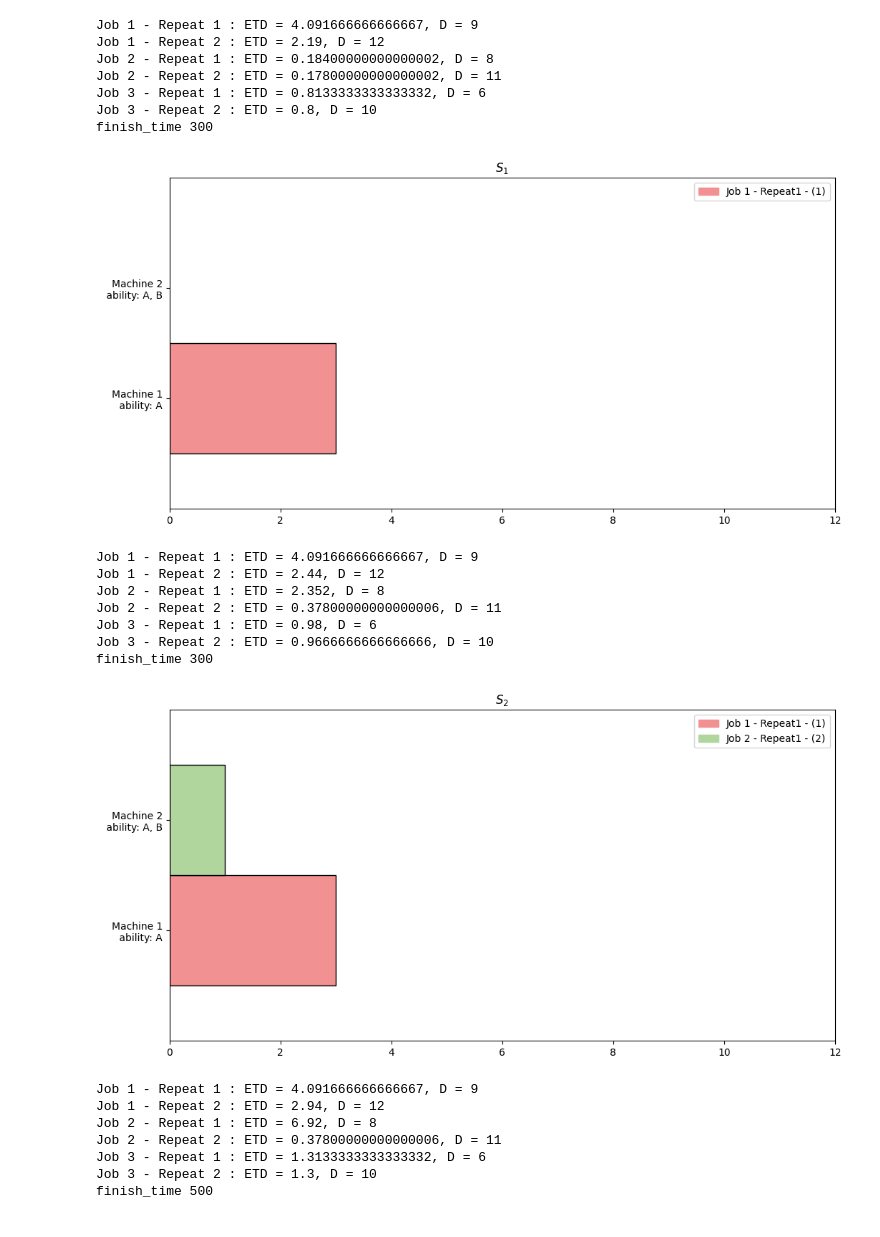
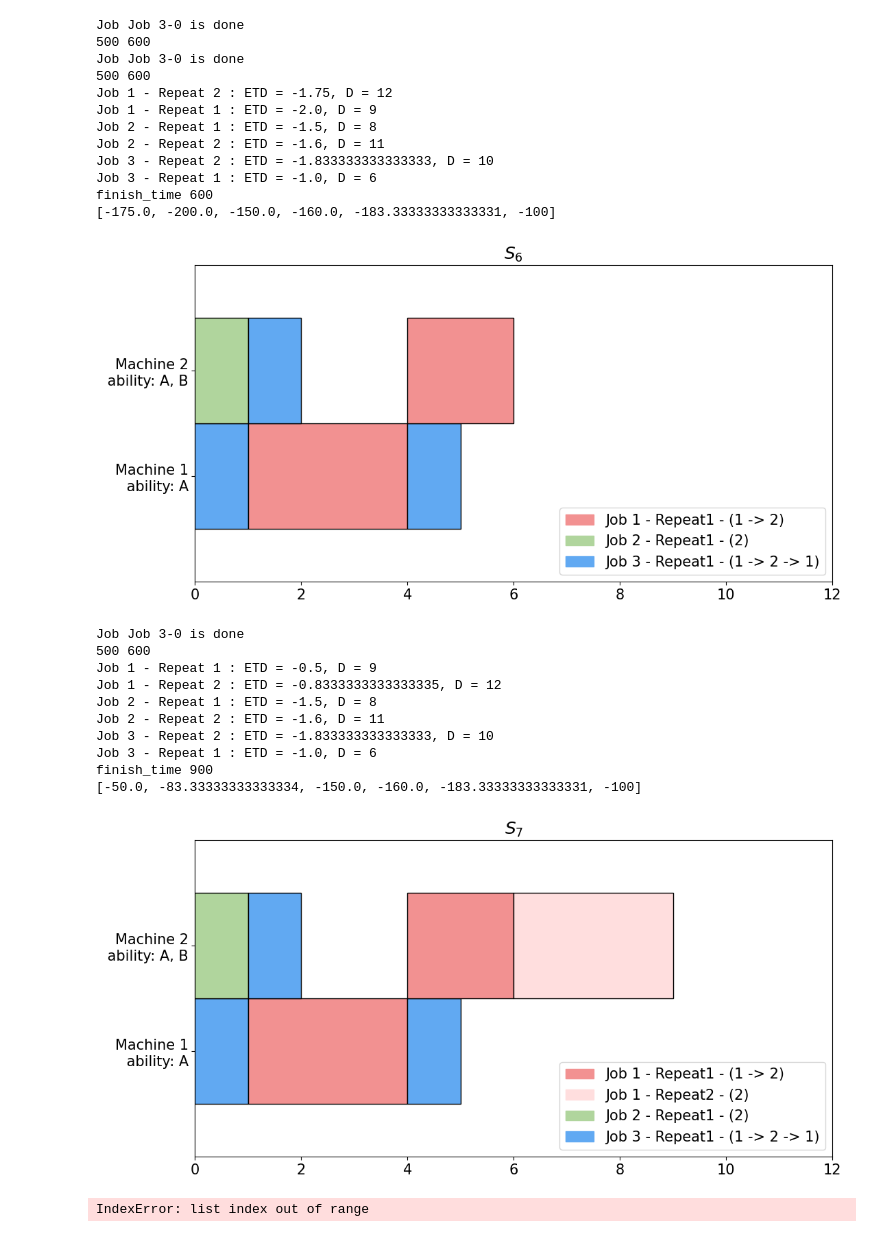
Before and after one commit to Huch0/RL-Scheduler, a Jupyter notebook: figure_env.ipynb, the cells around one changed output. Drawn from its saved outputs; the diff is of its cells as text; code cells hidden in the pictures.

Commit message:
ipynb codes for training, figure

```diff
--- a/figure_env.ipynb
+++ b/figure_env.ipynb
@@ -35,66 +20,65 @@ obs, info = env.reset()
 #print(info['schedule_buffer'])
 
 # actions = [(2, 2), (3, 1), (2, 1), (1, 1), (1, 2), (3, 1), (3, 2)]
-actions = [(1, 1), (2, 2), (2, 1), (2, 2), (2, 2), (2, 1), (3, 2), (2, 1), (1, 1)]
+# actions = [(1, 1), (2, 2), (2, 1), (2, 2), (2, 2), (2, 1), (3, 2), (2, 1), (1, 1)]
+actions = [(3, 1), (2, 2), (3, 2), (1, 1), (3, 1), (1, 2), (1, 2)]
 J = 3
 M = 2
 
 while True:
     action = actions[step]
     action = (action[0] - 1) + (action[1] - 1) * J
     # action = env.action_space.sample()
     # print(action)
 
     step += 1
     obs, reward, terminated, truncated, info = env.step(action)
     # print(f"action : {action // 3}, {action % 3}")
     # print(info['schedule_buffer'])
     # env.visualize_graph()
     done = terminated or truncated
     et = list(map(lambda x: x / 100, info['job_estimated_tardiness']))
     # print(f'Job 1 ET : {et[0], et[1]}')
     # print(f'Job 2 ET : {et[2], et[3]}')
     # print(f'Job 3 ET : {et[4], et[5]}')
     # print('job_deadline', info['job_deadline'])
     # print(f'Action mask : {info["action_mask"]}')
-    for job_list in info['jobs']:
-        for job in job_list:
-            print(f'{job.name} - Repeat {job.index + 1} : ETD = {job.estimated_tardiness / 100}, D = {job.deadline}')
-    print('finish_time', info['finish_time'])
 
-    env.render()
+    if step in (6, 7):
+        for job_list in info['jobs']:
+            for job in job_list:
+                print(f'{job.name} - Repeat {job.index + 1} : ETD = {job.estimated_tardiness / 100}, D = {job.deadline // 100}')
+        print('finish_time', info['finish_time'])
+        print(info['job_estimated_tardiness'])
+        # print(info['job_estimated_tardiness'])
+        env.render()
 
 
     if done:
-        print("Goal reached!", "final score=", reward)
-        print('finish_time', info['finish_time'])
-        print('machine_operation_rate', info['machine_operation_rate'])
-        print('job_deadline', info['job_deadline'])
-        print('job_time_exceeded', info['job_time_exceeded'])
-        print('current_repeats', info['current_repeats'])
-        print(env.target_time)
         break
 # %% [output]
-Job 1 - Repeat 1 : ETD = 4.091666666666667, D = 9
-Job 1 - Repeat 2 : ETD = 2.19, D = 12
-Job 2 - Repeat 1 : ETD = 0.18400000000000002, D = 8
-Job 2 - Repeat 2 : ETD = 0.17800000000000002, D = 11
-Job 3 - Repeat 1 : ETD = 0.8133333333333332, D = 6
-Job 3 - Repeat 2 : ETD = 0.8, D = 10
-finish_time 300
+Job Job 3-0 is done
+500 600
+Job Job 3-0 is done
+500 600
+Job 1 - Repeat 2 : ETD = -1.75, D = 12
+Job 1 - Repeat 1 : ETD = -2.0, D = 9
+Job 2 - Repeat 1 : ETD = -1.5, D = 8
+Job 2 - Repeat 2 : ETD = -1.6, D = 11
+Job 3 - Repeat 2 : ETD = -1.833333333333333, D = 10
+Job 3 - Repeat 1 : ETD = -1.0, D = 6
+finish_time 600
+[-175.0, -200.0, -150.0, -160.0, -183.33333333333331, -100]
-[figure, old version]
+[figure, new version]
-Job 1 - Repeat 1 : ETD = 4.091666666666667, D = 9
-Job 1 - Repeat 2 : ETD = 2.44, D = 12
-Job 2 - Repeat 1 : ETD = 2.352, D = 8
-Job 2 - Repeat 2 : ETD = 0.37800000000000006, D = 11
-Job 3 - Repeat 1 : ETD = 0.98, D = 6
-Job 3 - Repeat 2 : ETD = 0.9666666666666666, D = 10
-finish_time 300
+Job Job 3-0 is done
+500 600
+Job 1 - Repeat 1 : ETD = -0.5, D = 9
+Job 1 - Repeat 2 : ETD = -0.8333333333333335, D = 12
+Job 2 - Repeat 1 : ETD = -1.5, D = 8
+Job 2 - Repeat 2 : ETD = -1.6, D = 11
+Job 3 - Repeat 2 : ETD = -1.833333333333333, D = 10
+Job 3 - Repeat 1 : ETD = -1.0, D = 6
+finish_time 900
+[-50.0, -83.33333333333334, -150.0, -160.0, -183.33333333333331, -100]
-[figure, old version]
+[figure, new version]
-Job 1 - Repeat 1 : ETD = 4.091666666666667, D = 9
-Job 1 - Repeat 2 : ETD = 2.94, D = 12
-Job 2 - Repeat 1 : ETD = 6.92, D = 8
-Job 2 - Repeat 2 : ETD = 0.37800000000000006, D = 11
-Job 3 - Repeat 1 : ETD = 1.3133333333333332, D = 6
-Job 3 - Repeat 2 : ETD = 1.3, D = 10
-finish_time 500
+IndexError: list index out of range
```
Also changed, not shown: parts of 3 cells of this notebook, 1 other file.
